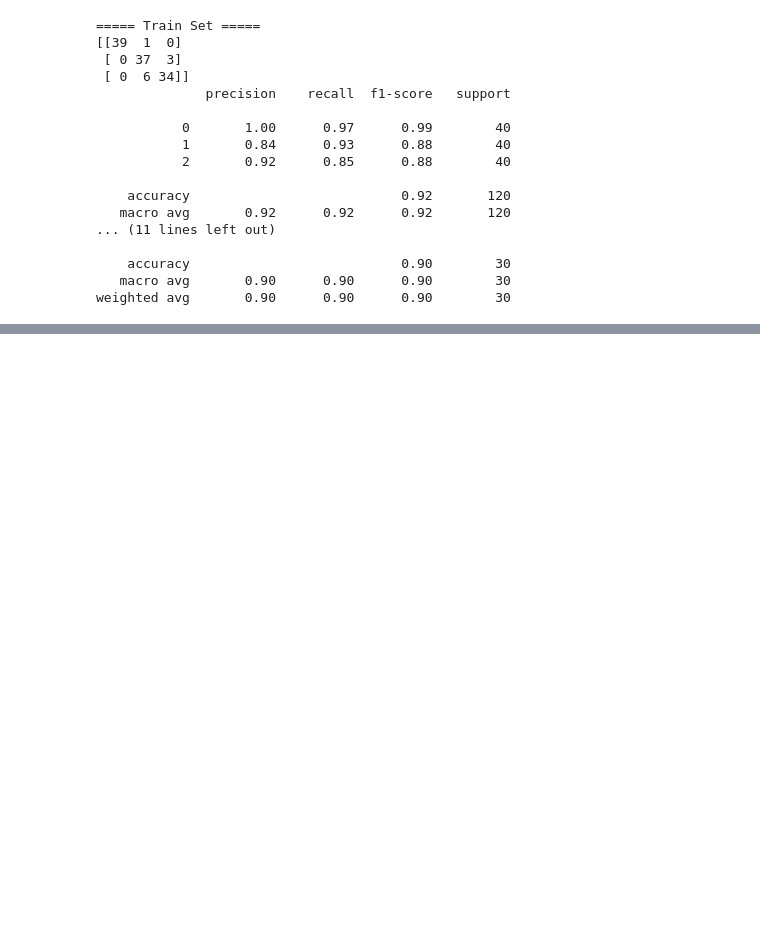
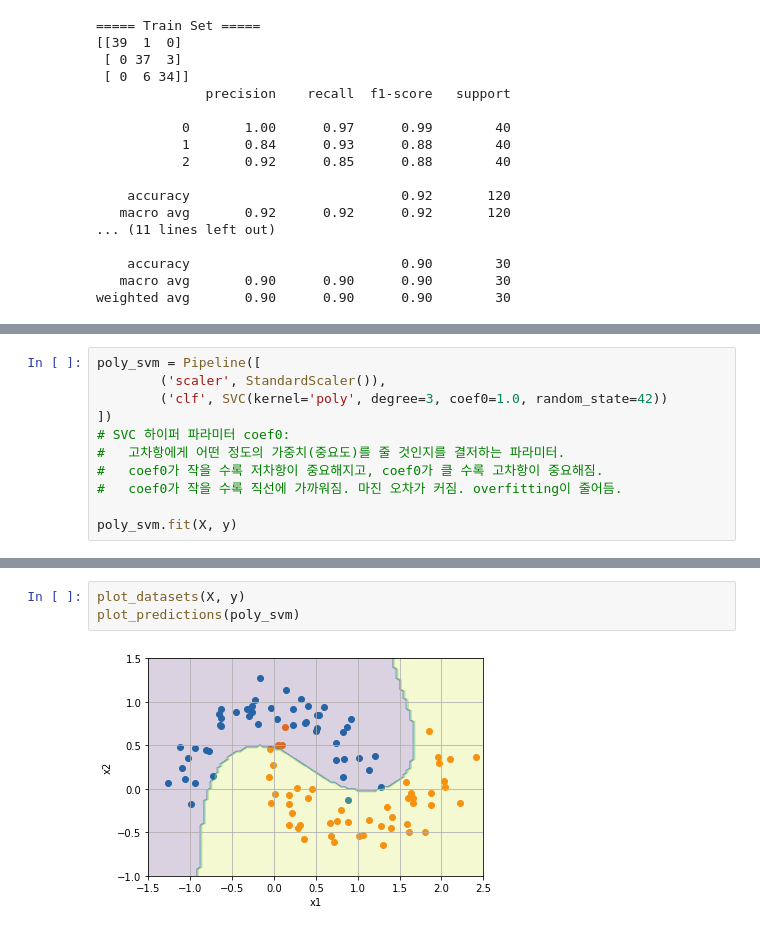
Before and after one commit to JakeOh/202007_itw_bd18, a Jupyter notebook: lab_ml/ml07_svm_classification.ipynb, the cells around one changed output, grey strips where cells are left out. Drawn from its saved outputs; the diff is of its cells as text; blank space fills up the shorter version.

```diff
--- a/lab_ml/ml07_svm_classification.ipynb
+++ b/lab_ml/ml07_svm_classification.ipynb
@@ -215,0 +293,11 @@ weighted avg       0.90      0.90      0.90        30
+# %%
+poly_svm = Pipeline([
+        ('scaler', StandardScaler()),
+        ('clf', SVC(kernel='poly', degree=3, coef0=1.0, random_state=42))
+])
+# SVC 하이퍼 파라미터 coef0:
+#   고차항에게 어떤 정도의 가중치(중요도)를 줄 것인지를 결저하는 파라미터.
+#   coef0가 작을 수록 저차항이 중요해지고, coef0가 클 수록 고차항이 중요해짐.
+#   coef0가 작을 수록 직선에 가까워짐. 마진 오차가 커짐. overfitting이 줄어듬.
+
+poly_svm.fit(X, y)
@@ -215,0 +315,5 @@ weighted avg       0.90      0.90      0.90        30
+# %%
+plot_datasets(X, y)
+plot_predictions(poly_svm)
+# %% [output]
+[figure, added]
```
Also changed, not shown: parts of 14 cells of this notebook.
